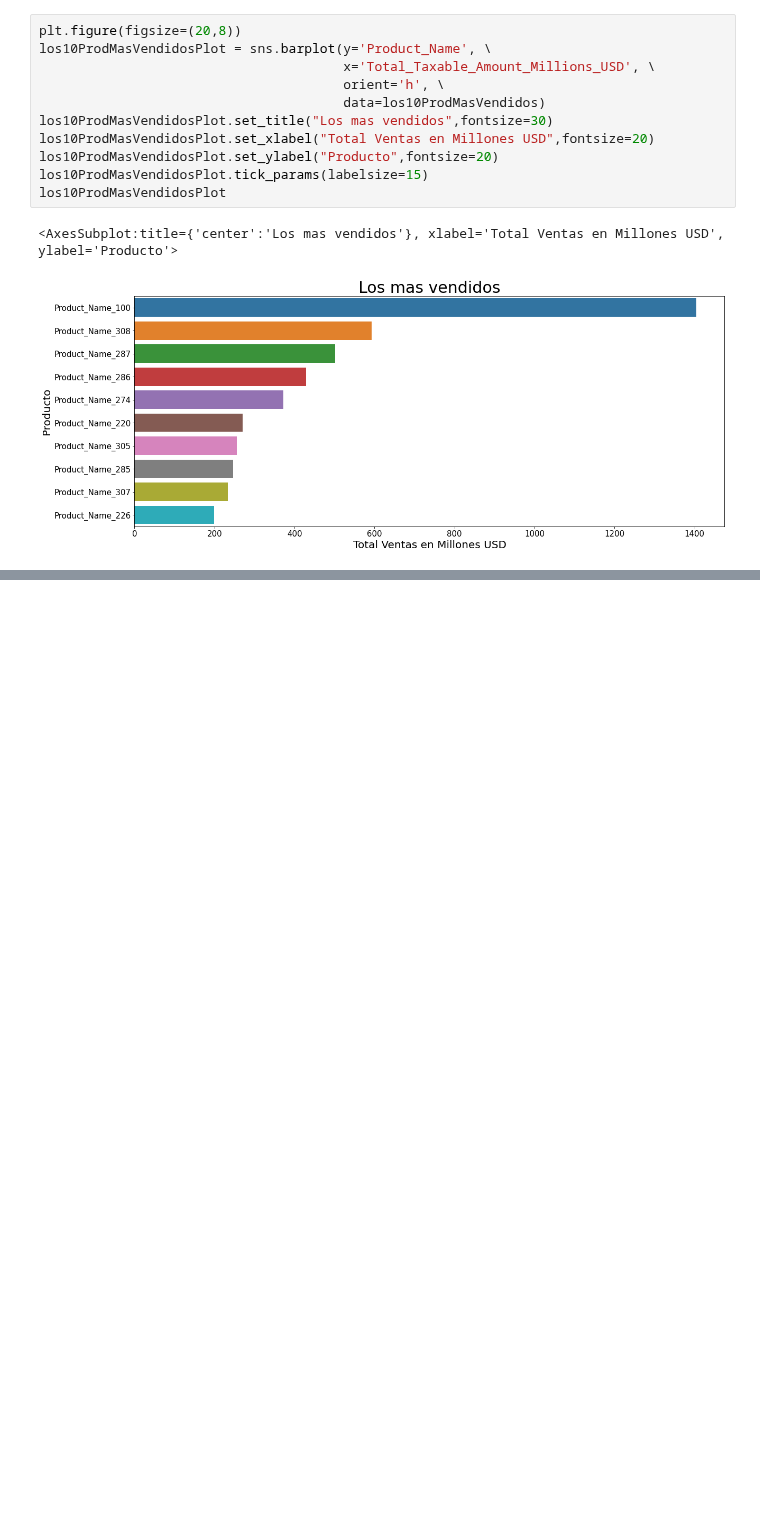
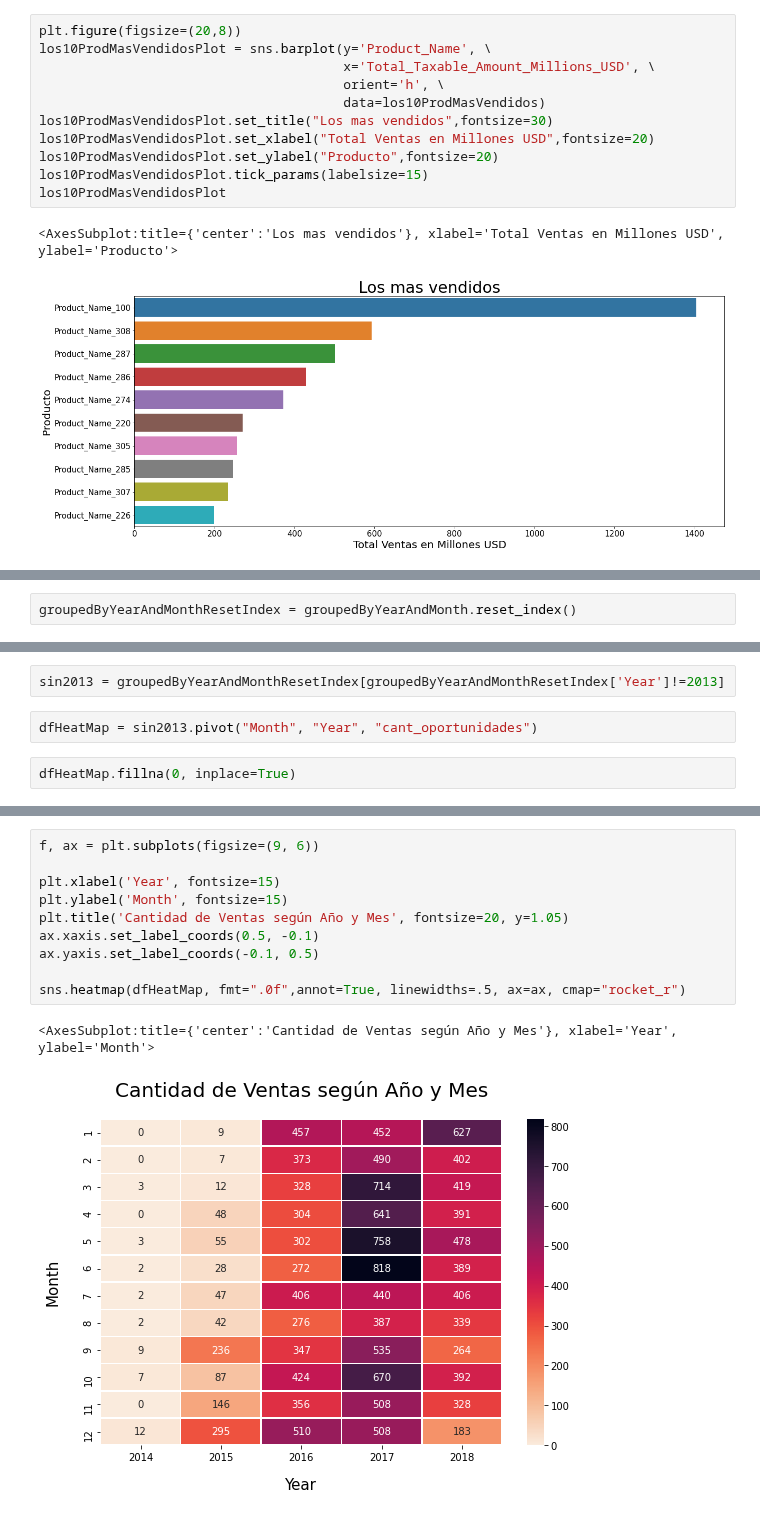
Before and after one commit to FerFabbiano/tp1-OrganizacionDeDatos, a Jupyter notebook: TP1_OrgaDeDatos.ipynb, the cells around one changed output, grey strips where cells are left out. Drawn from its saved outputs; the diff is of its cells as text; blank space fills up the shorter version.

Commit message:
Agrego heatmap cantidad de ventas por mes y año.

```diff
--- a/TP1_OrgaDeDatos.ipynb
+++ b/TP1_OrgaDeDatos.ipynb
@@ -641,0 +690,2 @@ entrenamientoDf.head(10)
+# %%
+groupedByYearAndMonthResetIndex = groupedByYearAndMonth.reset_index()
@@ -641,0 +694,6 @@ entrenamientoDf.head(10)
+# %%
+sin2013 = groupedByYearAndMonthResetIndex[groupedByYearAndMonthResetIndex['Year']!=2013]
+# %%
+dfHeatMap = sin2013.pivot("Month", "Year", "cant_oportunidades")
+# %%
+dfHeatMap.fillna(0, inplace=True)
@@ -641,0 +717,13 @@ entrenamientoDf.head(10)
+# %%
+f, ax = plt.subplots(figsize=(9, 6))
+
+plt.xlabel('Year', fontsize=15)
+plt.ylabel('Month', fontsize=15)
+plt.title('Cantidad de Ventas según Año y Mes', fontsize=20, y=1.05)
+ax.xaxis.set_label_coords(0.5, -0.1)
+ax.yaxis.set_label_coords(-0.1, 0.5)
+
+sns.heatmap(dfHeatMap, fmt=".0f",annot=True, linewidths=.5, ax=ax, cmap="rocket_r")
+# %% [output]
+<AxesSubplot:title={'center':'Cantidad de Ventas según Año y Mes'}, xlabel='Year', ylabel='Month'>
+[figure, added]
```
Also changed, not shown: parts of 16 cells of this notebook.
